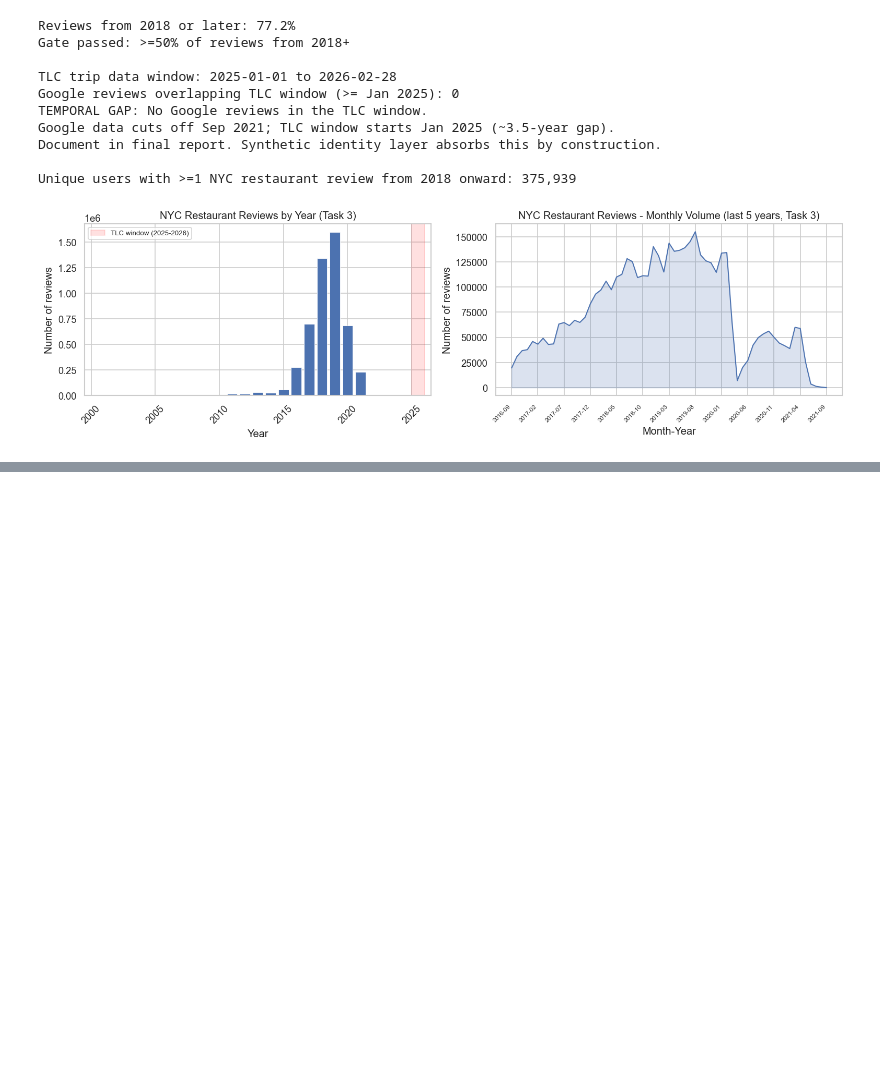
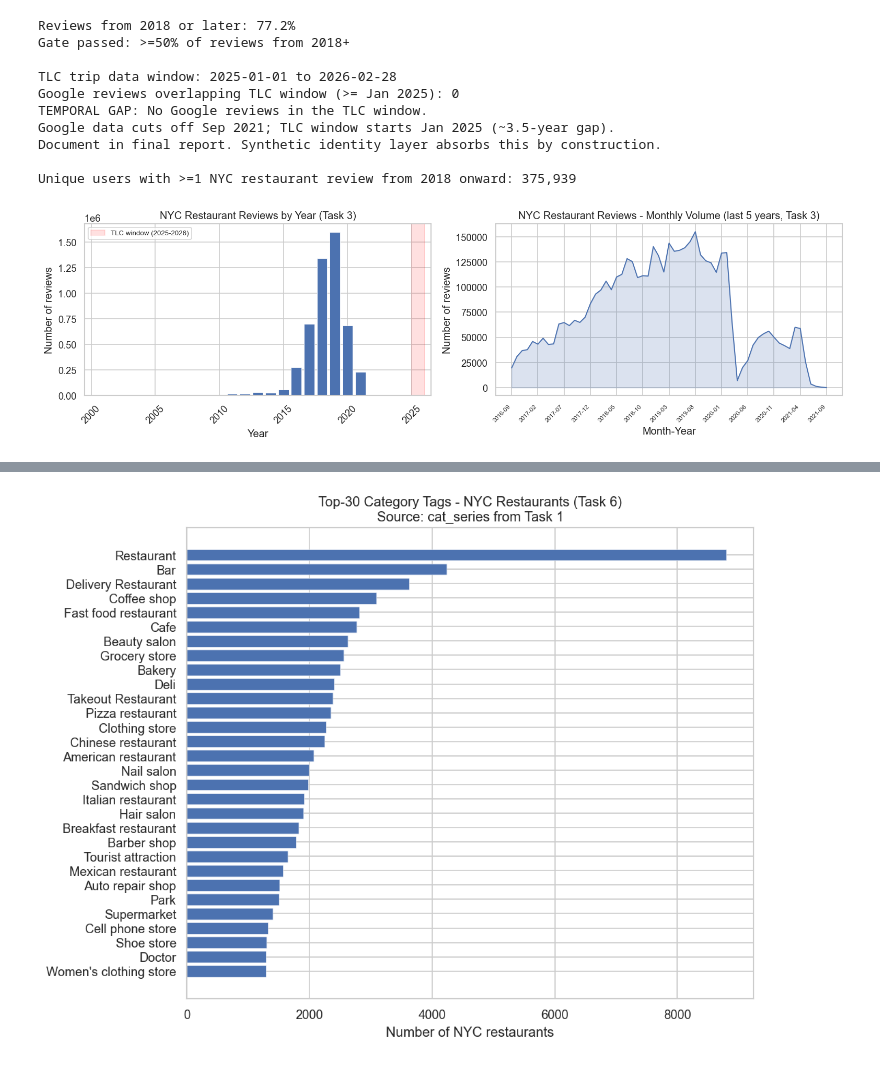
Before and after one commit to tungtt/cab-cravings, a Jupyter notebook: notebooks/03_google_local_eda.ipynb, the cells around one changed output, grey strips where cells are left out. Drawn from its saved outputs; the diff is of its cells as text; code cells hidden in the pictures; blank space fills up the shorter version.

```diff
--- a/notebooks/03_google_local_eda.ipynb
+++ b/notebooks/03_google_local_eda.ipynb
@@ -533,0 +793,14 @@ _(Fill in after execution: date range, peak year, % from 2018+, unique recent us
+# %%
+# Top-30 category bar chart (cat_series from Task 1)
+top30 = cat_series.head(30)
+
+fig, ax = plt.subplots(figsize=(9, 7))
+ax.barh(top30.index[::-1], top30.values[::-1], color='#4c72b0',
+        edgecolor='white', linewidth=0.3)
+ax.set_xlabel('Number of NYC restaurants')
+ax.set_title('Top-30 Category Tags - NYC Restaurants (Task 6)\n'
+             'Source: cat_series from Task 1')
+plt.tight_layout()
+plt.show()
+# %% [output]
+[figure, added]
```
Also changed, not shown: parts of 36 cells of this notebook, 4 other files.
